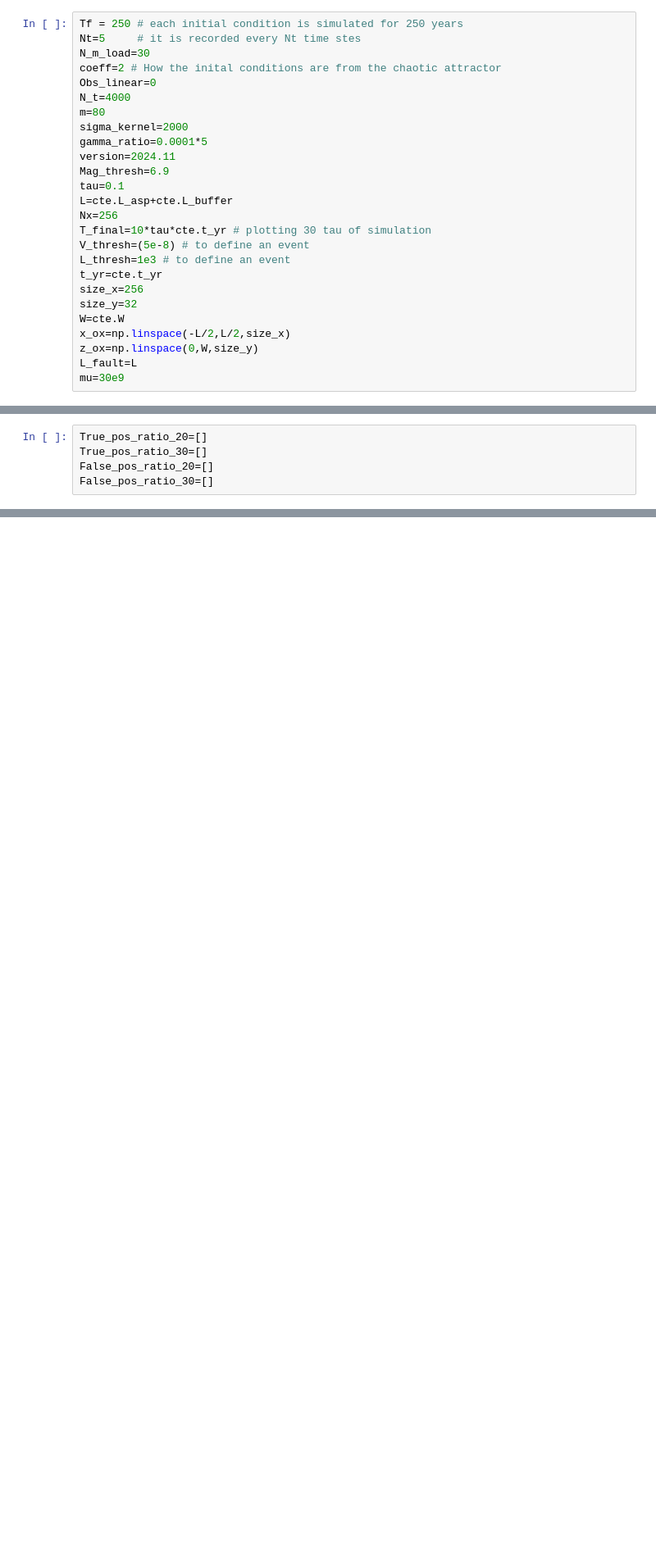
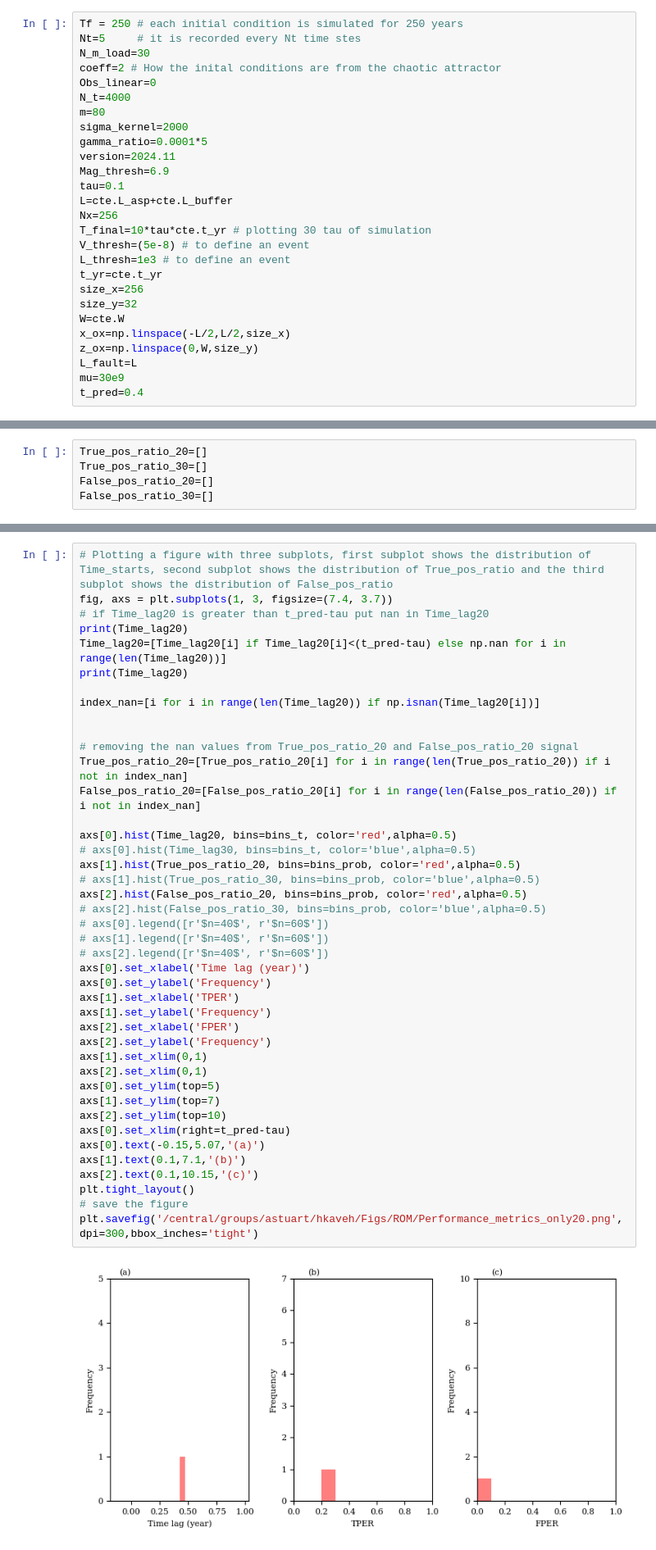
Before and after one commit to hojjatks/ROM_EnKF_earthquakecycle, a Jupyter notebook: Codes/PlotPredictionPerformance.ipynb, the cells around one changed output, grey strips where cells are left out. Shown at 82% size. Saved outputs shown, nothing was run; the diff lists cells and outputs as text; blank space fills up the shorter version.

```diff
--- a/Codes/PlotPredictionPerformance.ipynb
+++ b/Codes/PlotPredictionPerformance.ipynb
@@ -50,6 +48,7 @@ x_ox=np.linspace(-L/2,L/2,size_x)
 z_ox=np.linspace(0,W,size_y)
 L_fault=L
 mu=30e9
+t_pred=0.4
 # %%
 # for different inversions (denoted by number) and differnet ROM (denoted by N_m_v), we need to load the corresponding data
 N_m_v_list = [20,30]
@@ -571,0 +564,44 @@ True_pos_ratio_30
+# %%
+# Plotting a figure with three subplots, first subplot shows the distribution of Time_starts, second subplot shows the distribution of True_pos_ratio and the third subplot shows the distribution of False_pos_ratio
+fig, axs = plt.subplots(1, 3, figsize=(7.4, 3.7))
+# if Time_lag20 is greater than t_pred-tau put nan in Time_lag20
+print(Time_lag20)
+Time_lag20=[Time_lag20[i] if Time_lag20[i]<(t_pred-tau) else np.nan for i in range(len(Time_lag20))]
+print(Time_lag20)
+
+index_nan=[i for i in range(len(Time_lag20)) if np.isnan(Time_lag20[i])]
+
+
+# removing the nan values from True_pos_ratio_20 and False_pos_ratio_20 signal
+True_pos_ratio_20=[True_pos_ratio_20[i] for i in range(len(True_pos_ratio_20)) if i not in index_nan]
+False_pos_ratio_20=[False_pos_ratio_20[i] for i in range(len(False_pos_ratio_20)) if i not in index_nan]
+
+axs[0].hist(Time_lag20, bins=bins_t, color='red',alpha=0.5)
+# axs[0].hist(Time_lag30, bins=bins_t, color='blue',alpha=0.5)
+axs[1].hist(True_pos_ratio_20, bins=bins_prob, color='red',alpha=0.5)
+# axs[1].hist(True_pos_ratio_30, bins=bins_prob, color='blue',alpha=0.5)
+axs[2].hist(False_pos_ratio_20, bins=bins_prob, color='red',alpha=0.5)
+# axs[2].hist(False_pos_ratio_30, bins=bins_prob, color='blue',alpha=0.5)
+# axs[0].legend([r'$n=40$', r'$n=60$'])
+# axs[1].legend([r'$n=40$', r'$n=60$'])
+# axs[2].legend([r'$n=40$', r'$n=60$'])
+axs[0].set_xlabel('Time lag (year)')
+axs[0].set_ylabel('Frequency')
+axs[1].set_xlabel('TPER')
+axs[1].set_ylabel('Frequency')
+axs[2].set_xlabel('FPER')
+axs[2].set_ylabel('Frequency')
+axs[1].set_xlim(0,1)
+axs[2].set_xlim(0,1)
+axs[0].set_ylim(top=5)
+axs[1].set_ylim(top=7)
+axs[2].set_ylim(top=10)
+axs[0].set_xlim(right=t_pred-tau)
+axs[0].text(-0.15,5.07,'(a)')
+axs[1].text(0.1,7.1,'(b)')
+axs[2].text(0.1,10.15,'(c)')
+plt.tight_layout()
+# save the figure
+plt.savefig('/central/groups/astuart/hkaveh/Figs/ROM/Performance_metrics_only20.png',dpi=300,bbox_inches='tight')
+# %% [output]
+[figure, added]
```
Also changed, not shown: parts of 29 cells of this notebook, 12 other files.
